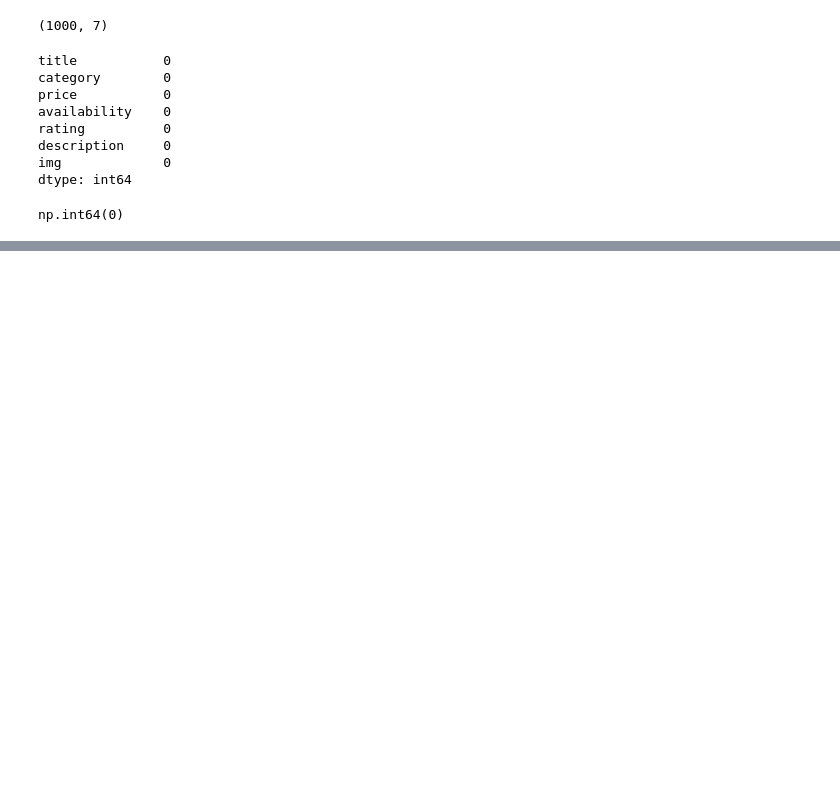
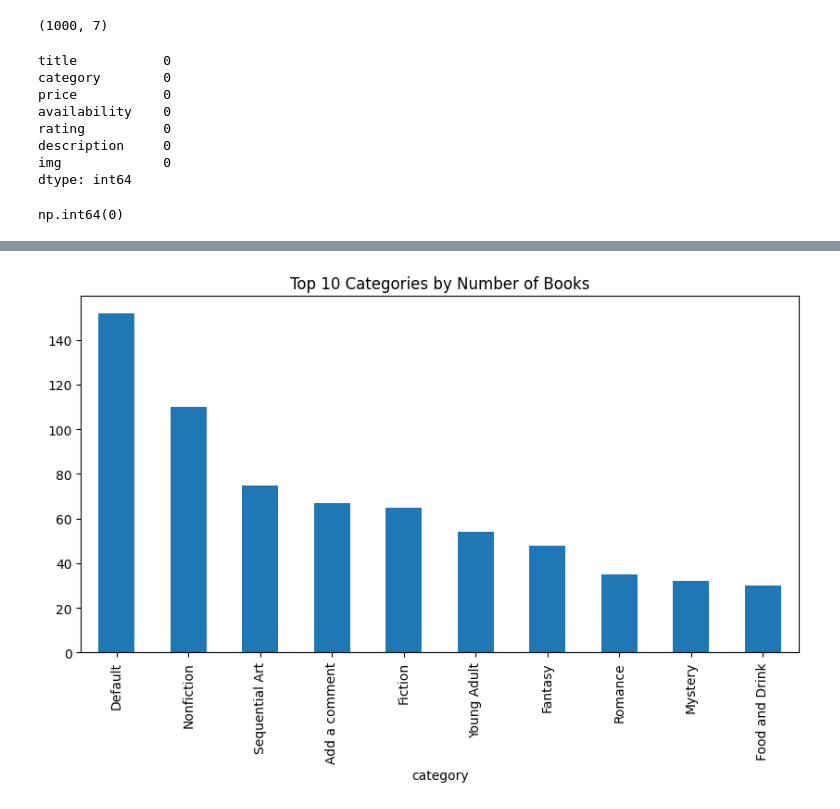
Before and after one commit to kamatealif/shelf-sage, a Jupyter notebook: notebooks/eda.ipynb, the cells around one changed output, grey strips where cells are left out. Cells and saved outputs as stored; diff of their text form; code cells hidden in the pictures; blank space fills up the shorter version.

```diff
--- a/notebooks/eda.ipynb
+++ b/notebooks/eda.ipynb
@@ -38,0 +67,8 @@ np.int64(0)
+# %%
+# 6. Top 10 categories
+plt.figure(figsize=(10,5))
+books["category"].value_counts().head(10).plot(kind="bar")
+plt.title("Top 10 Categories by Number of Books")
+plt.show()
+# %% [output]
+[figure, added]
```
Also changed, not shown: parts of 8 cells of this notebook, 1 other file.
